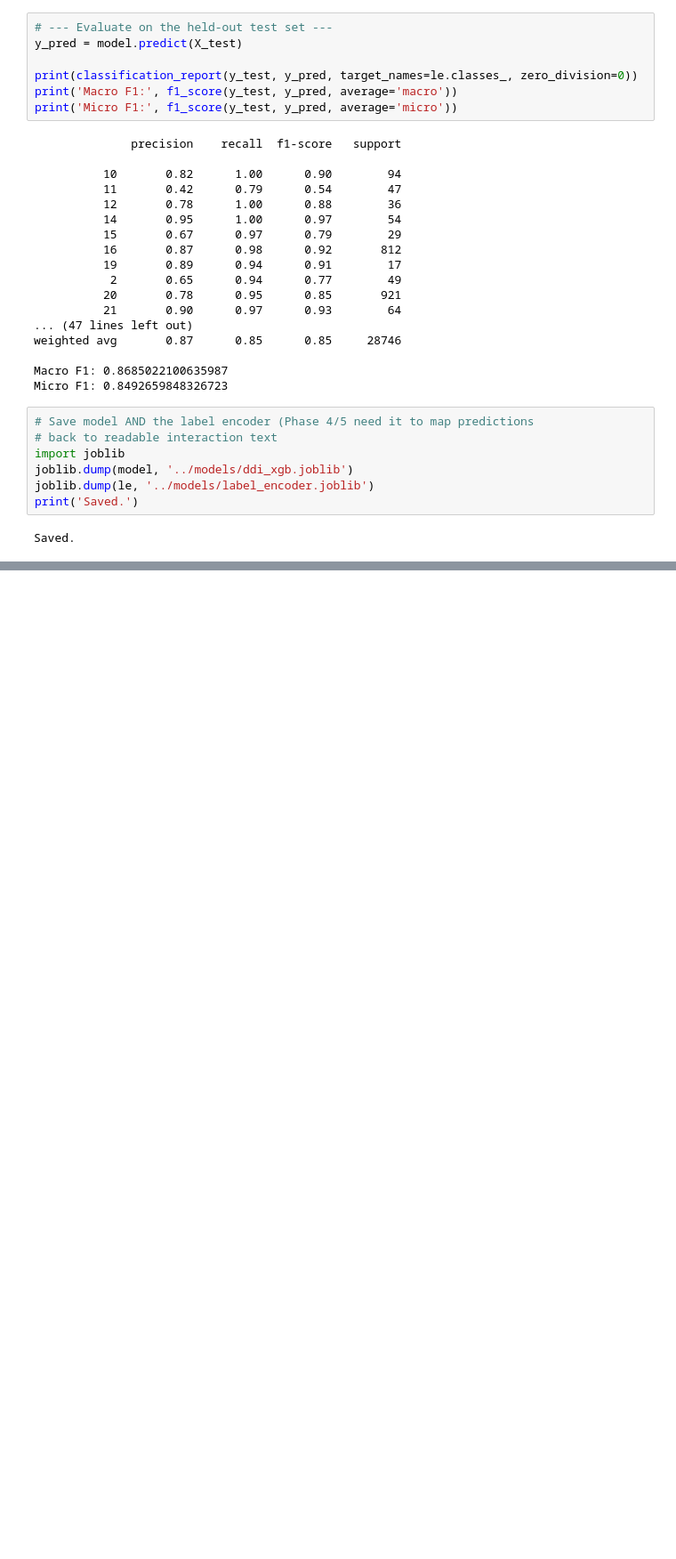
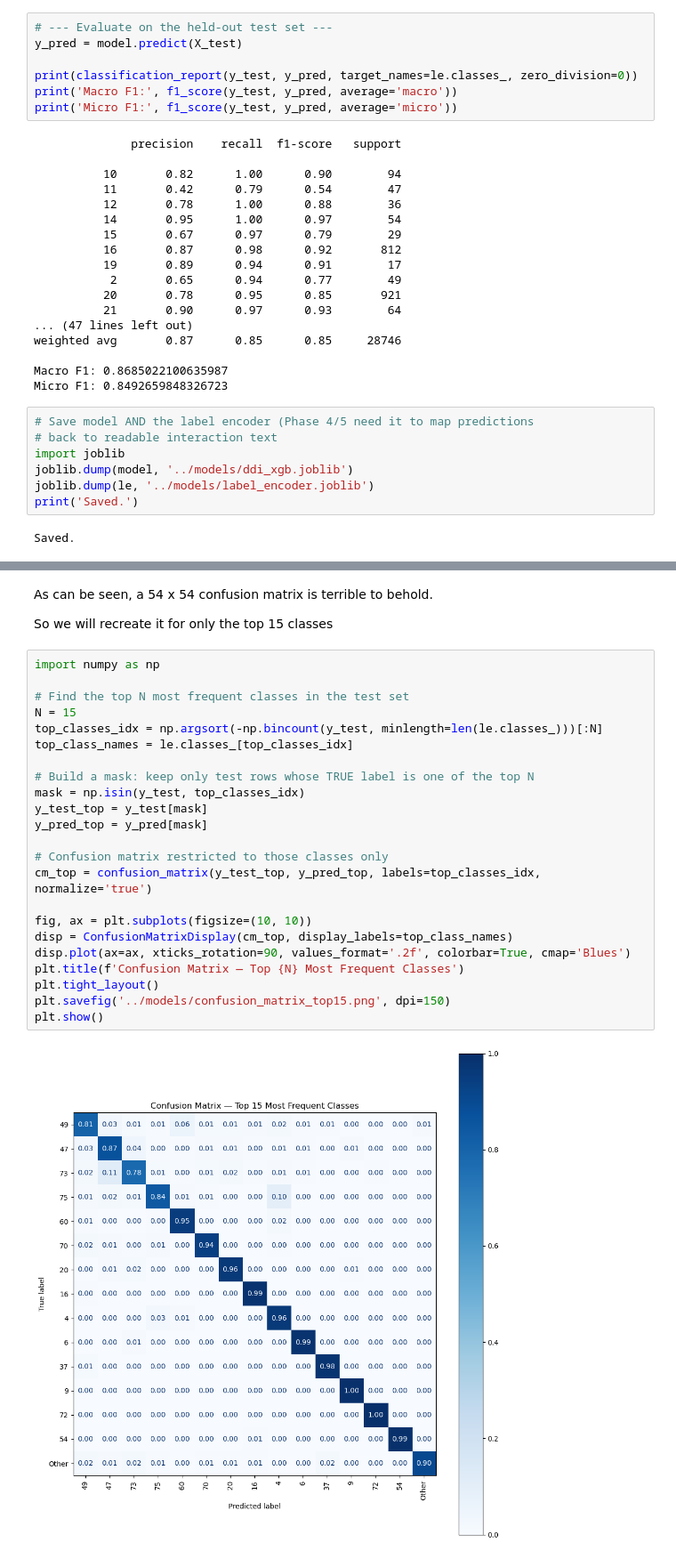
Before and after one commit to daniel-broadhead/ddi-predictor, a Jupyter notebook: notebooks/01_data_exploration.ipynb, the cells around one changed output, grey strips where cells are left out. Shown at 89% size. Drawn from its saved outputs; the diff is of its cells as text; blank space fills up the shorter version.

```diff
--- a/notebooks/01_data_exploration.ipynb
+++ b/notebooks/01_data_exploration.ipynb
@@ -404,0 +452,29 @@ Saved.
+# %% [markdown]
+As can be seen, a 54 x 54 confusion matrix is terrible to behold.
+
+So we will recreate it for only the top 15 classes
+# %%
+import numpy as np
+
+# Find the top N most frequent classes in the test set
+N = 15
+top_classes_idx = np.argsort(-np.bincount(y_test, minlength=len(le.classes_)))[:N]
+top_class_names = le.classes_[top_classes_idx]
+
+# Build a mask: keep only test rows whose TRUE label is one of the top N
+mask = np.isin(y_test, top_classes_idx)
+y_test_top = y_test[mask]
+y_pred_top = y_pred[mask]
+
+# Confusion matrix restricted to those classes only
+cm_top = confusion_matrix(y_test_top, y_pred_top, labels=top_classes_idx, normalize='true')
+
+fig, ax = plt.subplots(figsize=(10, 10))
+disp = ConfusionMatrixDisplay(cm_top, display_labels=top_class_names)
+disp.plot(ax=ax, xticks_rotation=90, values_format='.2f', colorbar=True, cmap='Blues')
+plt.title(f'Confusion Matrix — Top {N} Most Frequent Classes')
+plt.tight_layout()
+plt.savefig('../models/confusion_matrix_top15.png', dpi=150)
+plt.show()
+# %% [output]
+[figure, added]
```
Also changed, not shown: parts of 3 cells of this notebook, 2 other files.
